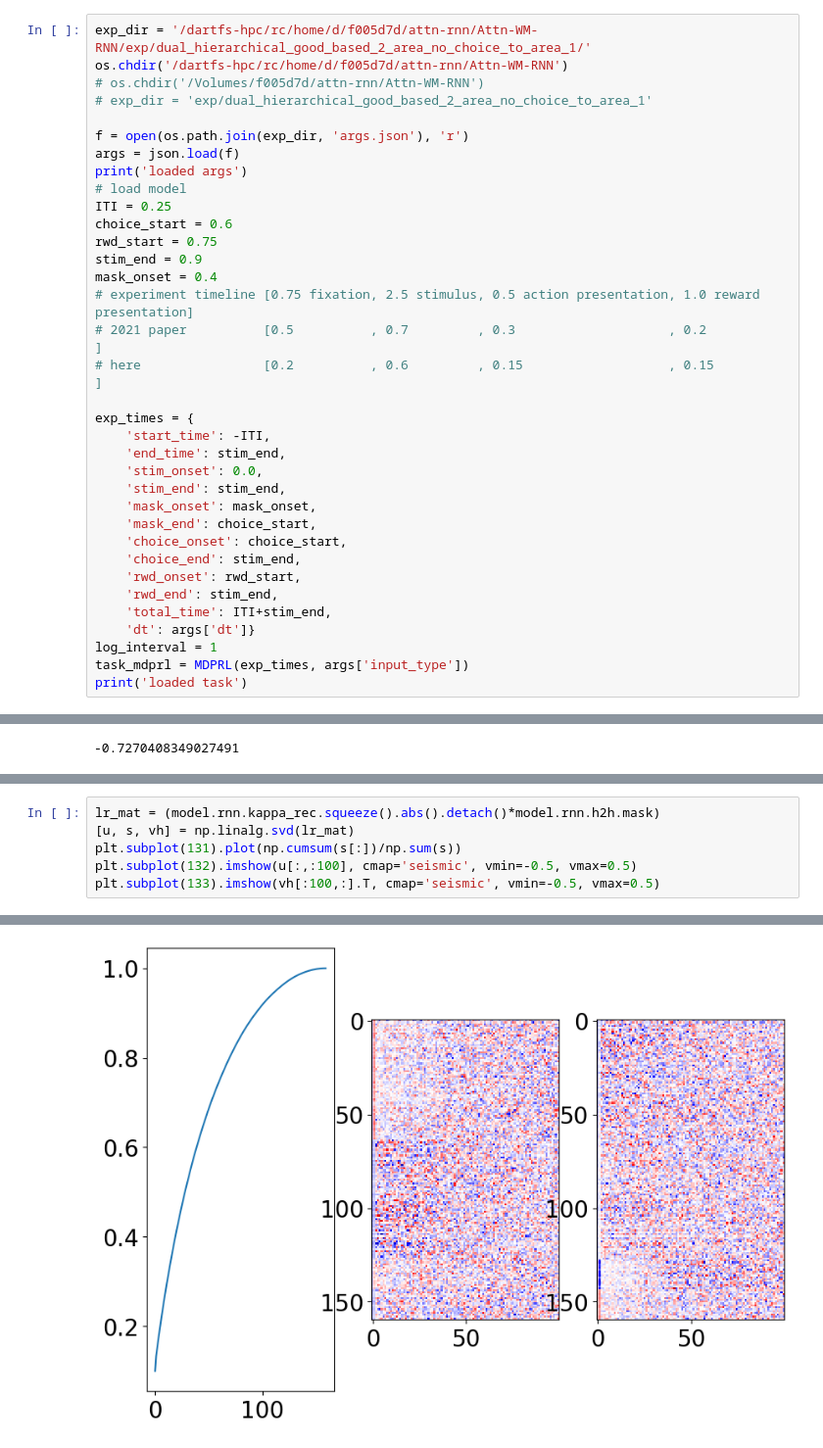
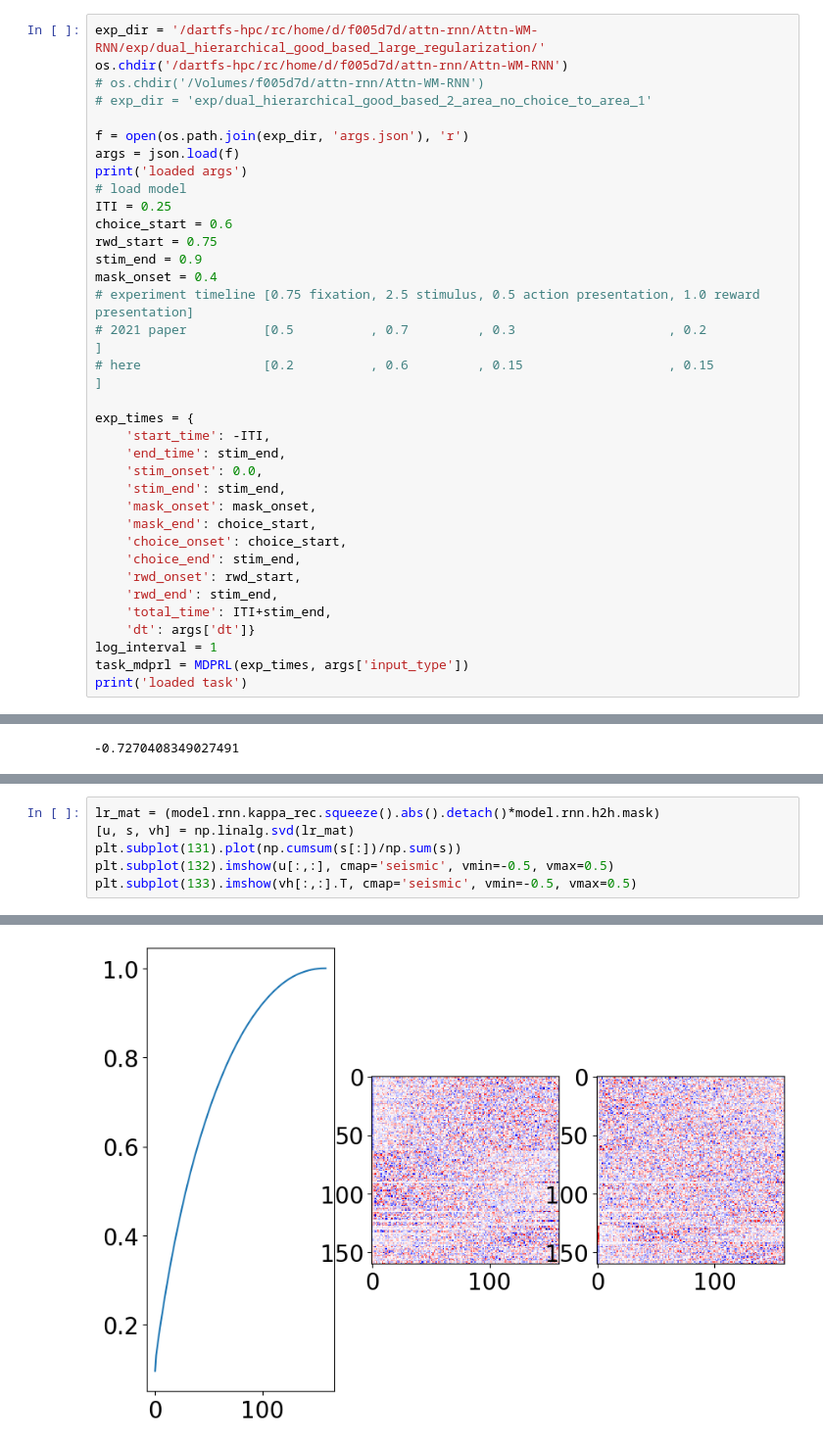
Before and after one commit to slenderham/Attn-WM-RNN, a Jupyter notebook: rnn/plot_main.ipynb, the cells around one changed output, grey strips where cells are left out. Shown at 98% size. Drawn from its saved outputs; the diff is of its cells as text.

```diff
--- a/rnn/plot_main.ipynb
+++ b/rnn/plot_main.ipynb
@@ -11,7 +11,7 @@ plt.rcParams['image.interpolation']='nearest'
 # %% [markdown]
 ### Load model and run simulation on experimental reward schedule and stimuli
 # %%
-exp_dir = '/dartfs-hpc/rc/home/d/f005d7d/attn-rnn/Attn-WM-RNN/exp/dual_hierarchical_good_based_2_area_no_choice_to_area_1/'
+exp_dir = '/dartfs-hpc/rc/home/d/f005d7d/attn-rnn/Attn-WM-RNN/exp/dual_hierarchical_good_based_large_regularization/'
 os.chdir('/dartfs-hpc/rc/home/d/f005d7d/attn-rnn/Attn-WM-RNN')
 # os.chdir('/Volumes/f005d7d/attn-rnn/Attn-WM-RNN')
 # exp_dir = 'exp/dual_hierarchical_good_based_2_area_no_choice_to_area_1'
@@ -904,12 +829,12 @@ cca.score(dpca_ch.P['sc'], dpca_in.P['cp'])
 # %%
 lr_mat = (model.rnn.kappa_rec.squeeze().abs().detach()*model.rnn.h2h.mask)
 [u, s, vh] = np.linalg.svd(lr_mat)
 plt.subplot(131).plot(np.cumsum(s[:])/np.sum(s))
-plt.subplot(132).imshow(u[:,:100], cmap='seismic', vmin=-0.5, vmax=0.5)
-plt.subplot(133).imshow(vh[:100,:].T, cmap='seismic', vmin=-0.5, vmax=0.5)
+plt.subplot(132).imshow(u[:,:], cmap='seismic', vmin=-0.5, vmax=0.5)
+plt.subplot(133).imshow(vh[:,:].T, cmap='seismic', vmin=-0.5, vmax=0.5)
 # %% [output]
 <matplotlib.image.AxesImage at 0x...>
-[figure, old version]
+[figure, new version]
 # %%
 def get_dpca(Xs, labels, n_components):
     all_non_time_labels = labels
```
Also changed, not shown: parts of 32 cells of this notebook, 4 other files.
